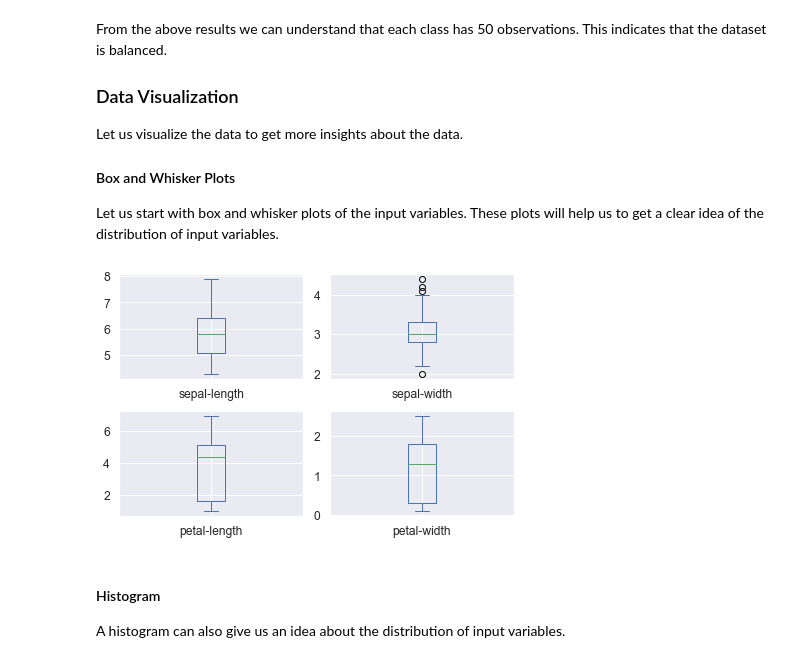
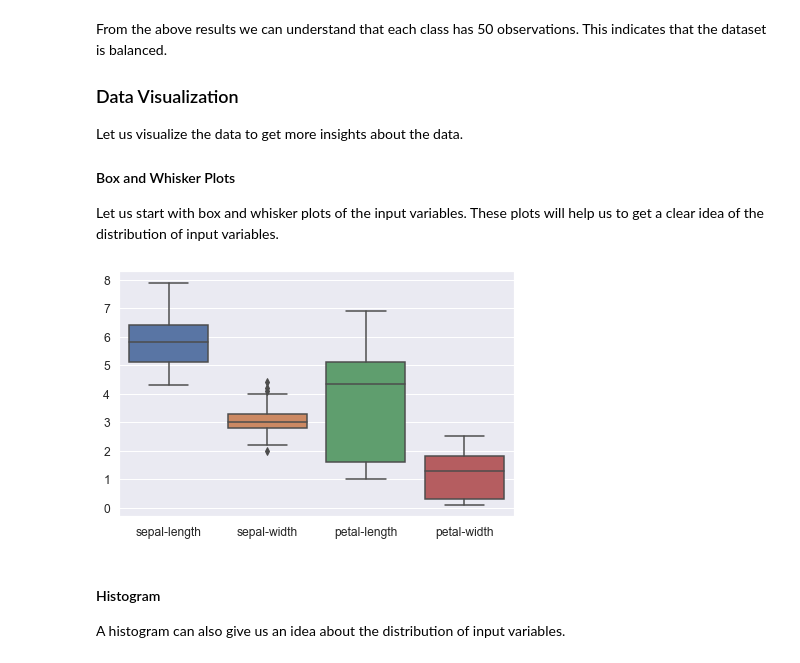
Before and after one commit to mathewajik/machine-learning-python, a Jupyter notebook: iris_flower_classification/iris_flower_classification.ipynb, the cells around one changed output. Drawn from its saved outputs; the diff is of its cells as text; code cells hidden in the pictures.

Commit message:
Fix typo, add better plots in iris_flower_classification.ipynb

```diff
--- a/iris_flower_classification/iris_flower_classification.ipynb
+++ b/iris_flower_classification/iris_flower_classification.ipynb
@@ -119,12 +119,12 @@ Let us visualize the data to get more insights about the data.
 #### Box and Whisker Plots
 
 Let us start with box and whisker plots of the input variables. These plots will help us to get a clear idea of the distribution of input variables.
-# %%
-dataset.plot(kind='box', subplots=True, layout=(2,2), sharex=False, sharey=False)
-plt.tight_layout()
-plt.show()
-# %% [output]
-[figure, removed]
+# %%
+sns.boxplot(data=dataset)
+plt.tight_layout()
+plt.show()
+# %% [output]
+[figure, added]
 # %% [markdown]
 #### Histogram
 
```
Also changed, not shown: parts of 6 cells of this notebook.
